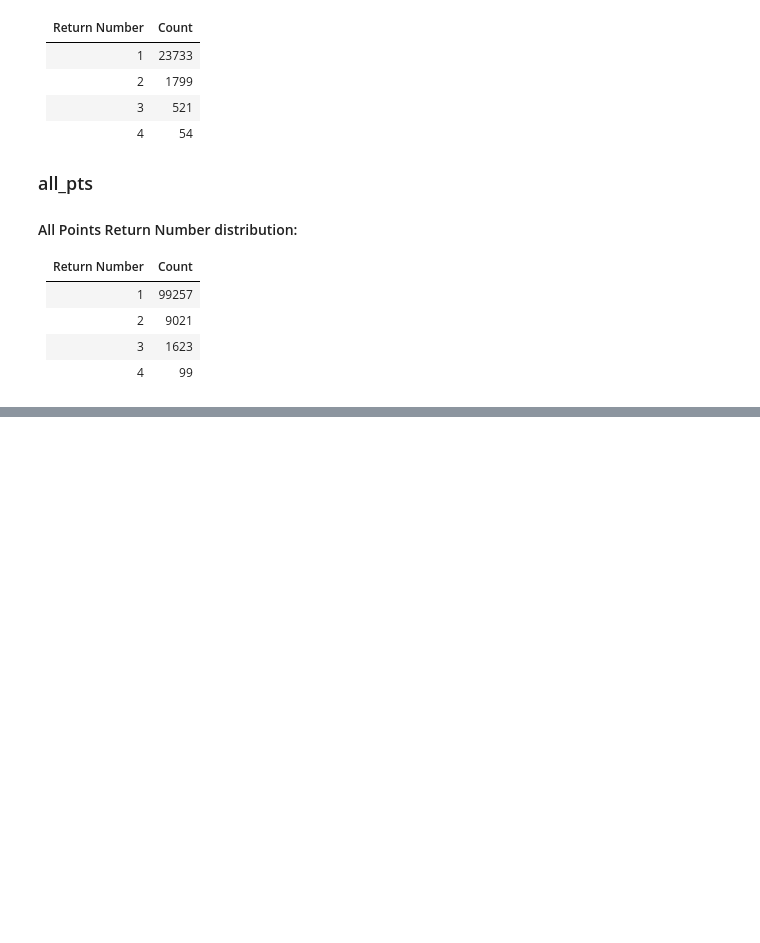
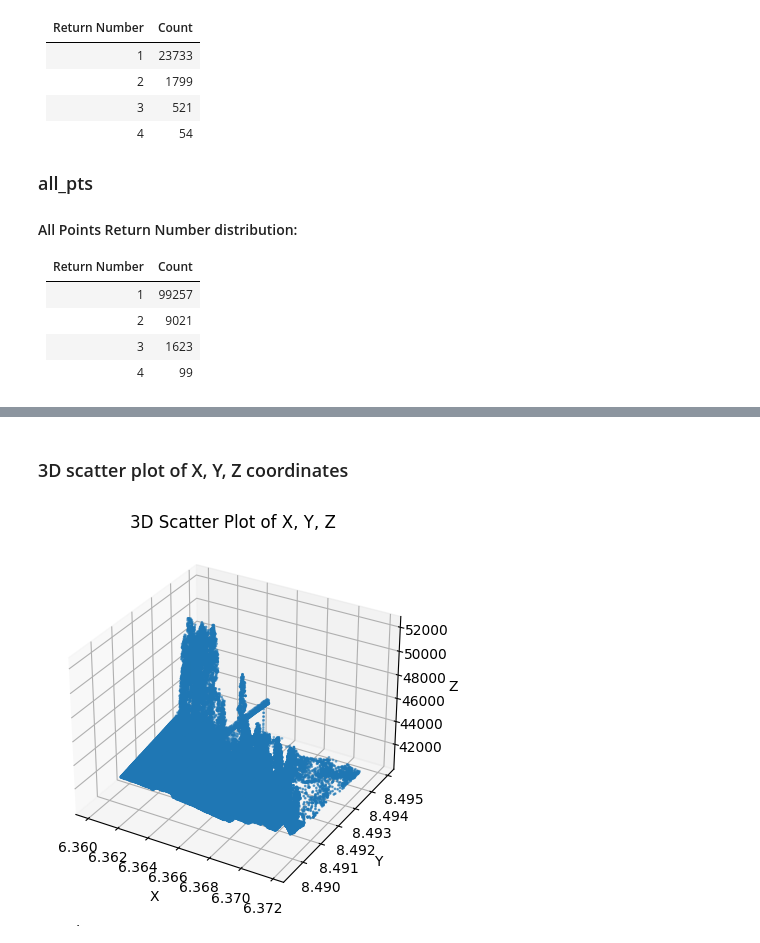
Before and after one commit to Hermann-web/LAS_Converter, a Jupyter notebook: test.ipynb, the cells around one changed output, grey strips where cells are left out. Saved outputs shown, nothing was run; the diff lists cells and outputs as text; code cells hidden in the pictures; blank space fills up the shorter version.

```diff
--- a/test.ipynb
+++ b/test.ipynb
@@ -247,0 +525,15 @@ print(np.unique(infile.classification))
+# %% [markdown]
+### 3D scatter plot of X, Y, Z coordinates
+# %%
+
+# Plot a 3D scatter plot of X, Y, Z coordinates
+fig = plt.figure()
+ax = fig.add_subplot(111, projection="3d")
+ax.scatter(point_data["X"], point_data["Y"], point_data["Z"], s=1)
+ax.set_xlabel("X")
+ax.set_ylabel("Y")
+ax.set_zlabel("Z")
+ax.set_title("3D Scatter Plot of X, Y, Z")
+plt.show()
+# %% [output]
+[figure, added]
```
Also changed, not shown: parts of 51 cells of this notebook.
